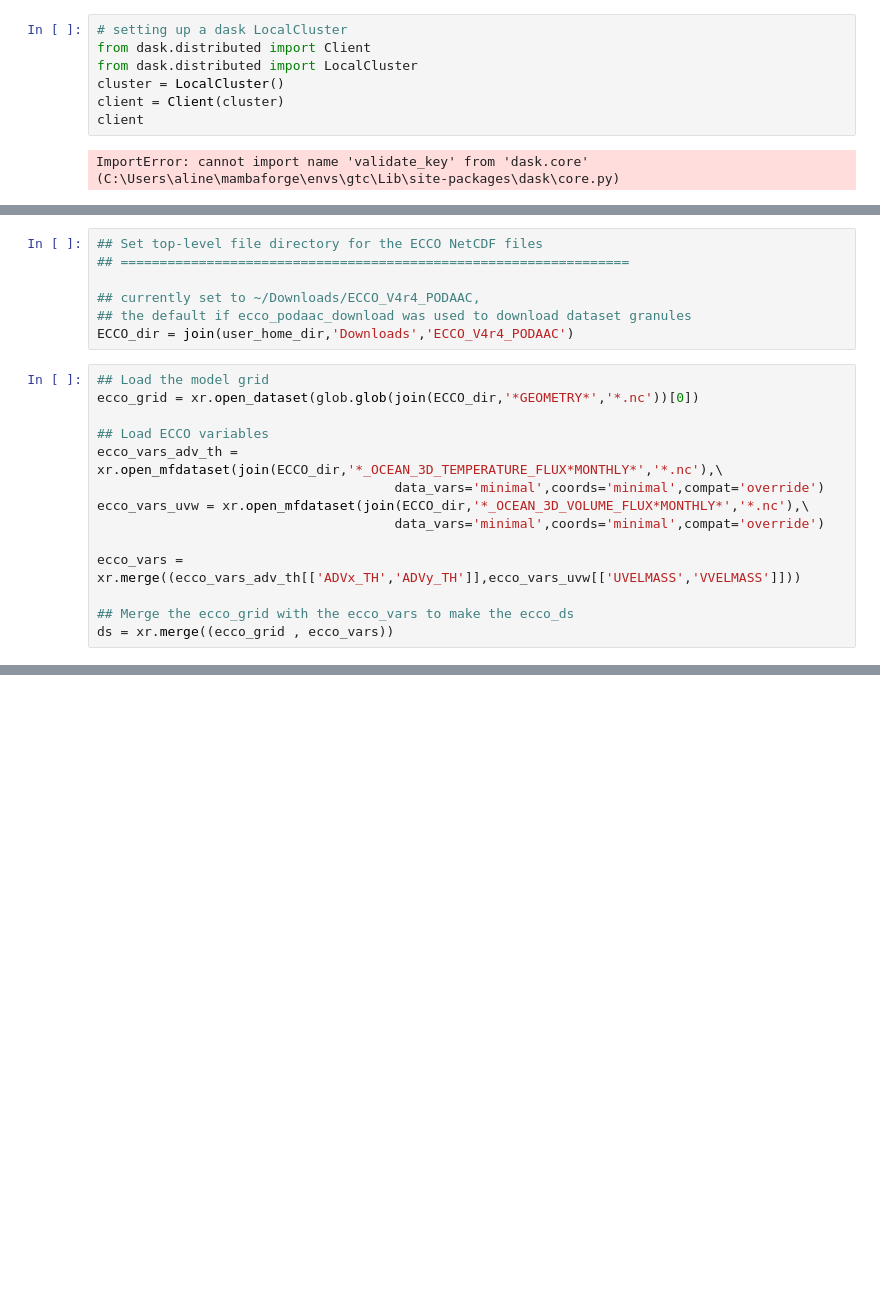
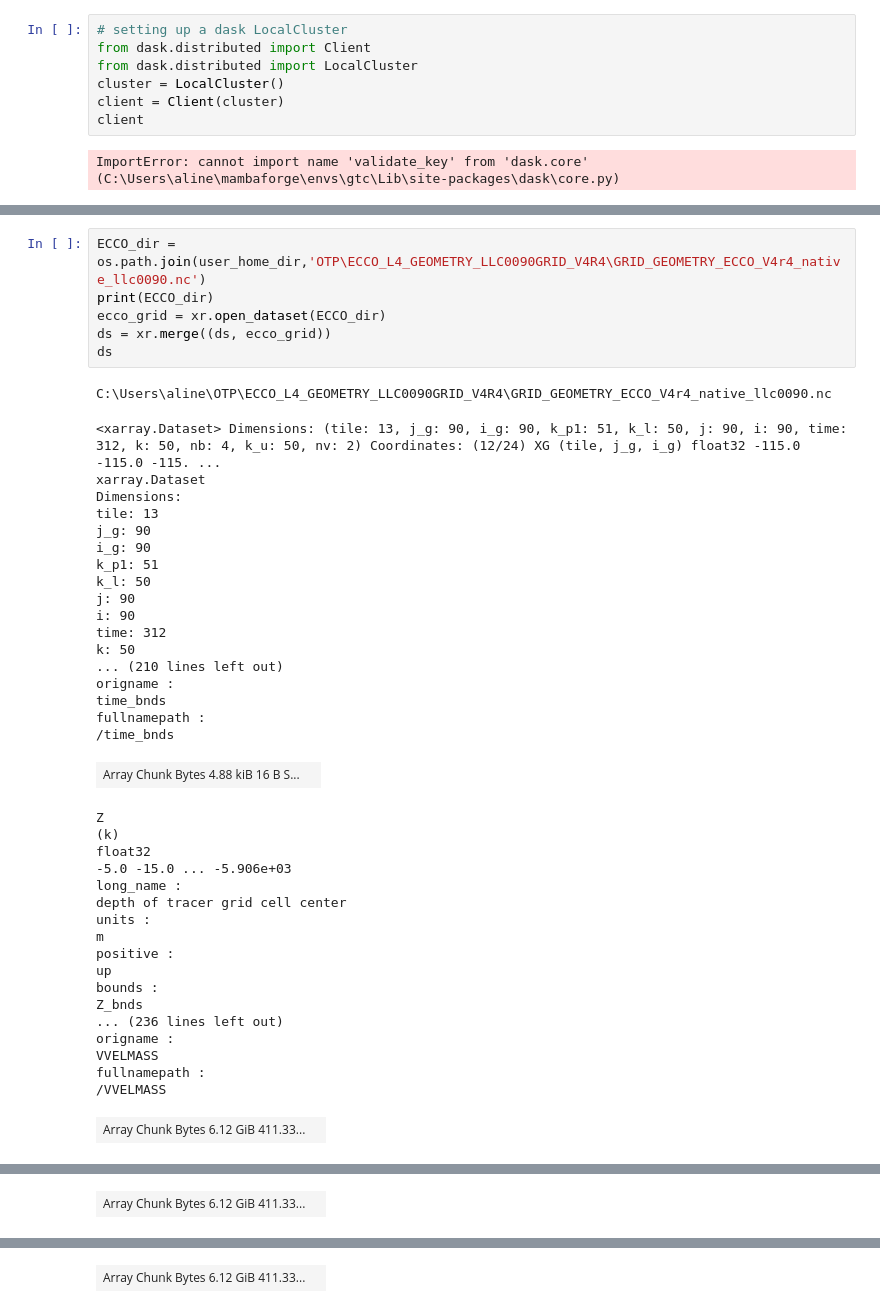
Before and after one commit to ai4er-cdt/OTP, a Jupyter notebook: streamfunction.ipynb, the cells around one changed output, grey strips where cells are left out. Saved outputs shown, nothing was run; the diff lists cells and outputs as text; blank space fills up the shorter version.

```diff
--- a/streamfunction.ipynb
+++ b/streamfunction.ipynb
@@ -69,21 +60,44 @@ Data variables:
-# %%
-## Set top-level file directory for the ECCO NetCDF files
-## =================================================================
-
-## currently set to ~/Downloads/ECCO_V4r4_PODAAC,
-## the default if ecco_podaac_download was used to download dataset granules
-ECCO_dir = join(user_home_dir,'Downloads','ECCO_V4r4_PODAAC')
-# %%
-## Load the model grid
-ecco_grid = xr.open_dataset(glob.glob(join(ECCO_dir,'*GEOMETRY*','*.nc'))[0])
-
-## Load ECCO variables
-ecco_vars_adv_th = xr.open_mfdataset(join(ECCO_dir,'*_OCEAN_3D_TEMPERATURE_FLUX*MONTHLY*','*.nc'),\
-                                      data_vars='minimal',coords='minimal',compat='override')
-ecco_vars_uvw = xr.open_mfdataset(join(ECCO_dir,'*_OCEAN_3D_VOLUME_FLUX*MONTHLY*','*.nc'),\
-                                      data_vars='minimal',coords='minimal',compat='override')
-
-ecco_vars = xr.merge((ecco_vars_adv_th[['ADVx_TH','ADVy_TH']],ecco_vars_uvw[['UVELMASS','VVELMASS']]))
-
-## Merge the ecco_grid with the ecco_vars to make the ecco_ds
-ds = xr.merge((ecco_grid , ecco_vars))
+# %%
+ECCO_dir = os.path.join(user_home_dir,'OTP\ECCO_L4_GEOMETRY_LLC0090GRID_V4R4\GRID_GEOMETRY_ECCO_V4r4_native_llc0090.nc')
+print(ECCO_dir)
+ecco_grid = xr.open_dataset(ECCO_dir)
+ds = xr.merge((ds, ecco_grid))
+ds
+# %% [output]
+C:\Users\aline\OTP\ECCO_L4_GEOMETRY_LLC0090GRID_V4R4\GRID_GEOMETRY_ECCO_V4r4_native_llc0090.nc
+<xarray.Dataset> Dimensions: (tile: 13, j_g: 90, i_g: 90, k_p1: 51, k_l: 50, j: 90, i: 90, time: 312, k: 50, nb: 4, k_u: 50, nv: 2) Coordinates: (12/24) XG (tile, j_g, i_g) float32 -115.0 -115.0 -115. ...
+xarray.Dataset
+Dimensions:
+tile: 13
+j_g: 90
+i_g: 90
+k_p1: 51
+k_l: 50
+j: 90
+i: 90
+time: 312
+k: 50
+... (210 lines left out)
+origname :
+time_bnds
+fullnamepath :
+/time_bnds
+| Array Chunk Bytes 4.88 kiB 16 B S... |  |
+Z
+(k)
+float32
+-5.0 -15.0 ... -5.906e+03
+long_name :
+depth of tracer grid cell center
+units :
+m
+positive :
+up
+bounds :
+Z_bnds
+... (236 lines left out)
+origname :
+VVELMASS
+fullnamepath :
+/VVELMASS
+| Array Chunk Bytes 6.12 GiB 411.33... |  |
@@ -89,0 +121 @@ ds = xr.merge((ecco_grid , ecco_vars))
+| Array Chunk Bytes 6.12 GiB 411.33... |  |
@@ -89,0 +139 @@ ds = xr.merge((ecco_grid , ecco_vars))
+| Array Chunk Bytes 6.12 GiB 411.33... |  |
```
Also changed, not shown: parts of 24 cells of this notebook, 1 other file.
